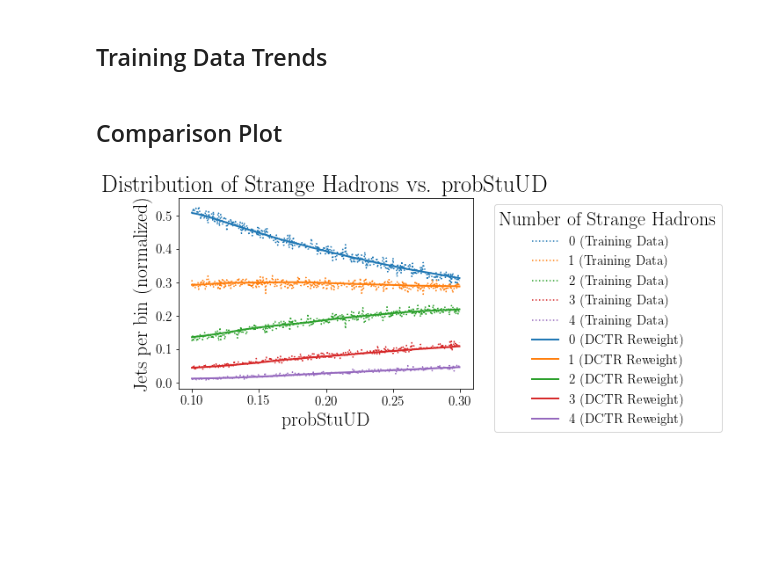
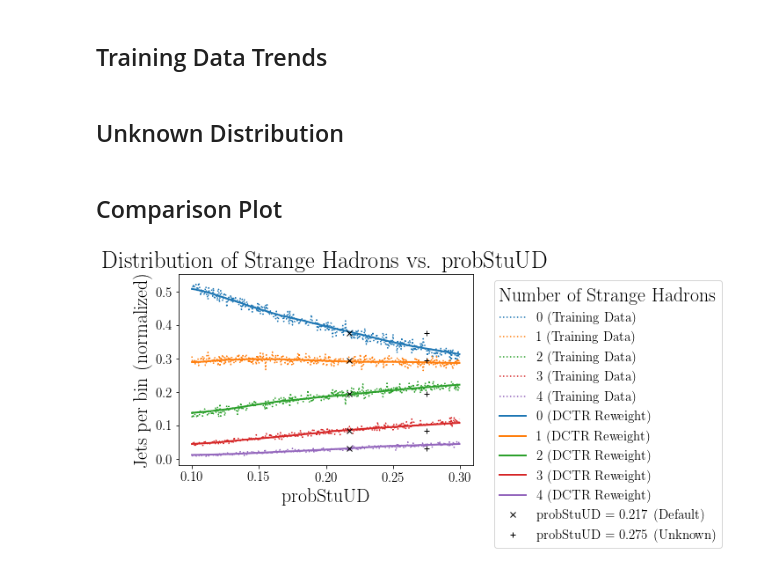
Before and after one commit to hep-lbdl/SRGN, a Jupyter notebook: HEP-notebooks/AltFit_StuUD/probStuUD_vs_Strangeness.ipynb, the cells around one changed output. Drawn from its saved outputs; the diff is of its cells as text; code cells hidden in the pictures; blank space fills up the shorter version.

Commit message:
added markers for unknown and defualt distributions

```diff
--- a/HEP-notebooks/AltFit_StuUD/probStuUD_vs_Strangeness.ipynb
+++ b/HEP-notebooks/AltFit_StuUD/probStuUD_vs_Strangeness.ipynb
@@ -170,2 +177,19 @@ def reweight(d): #from NN (DCTR)
+# %%
+bins = np.arange(0, 15)
+
+X_0_jet = default_dataset['jet']
+X_0 = []
+for event in X_0_jet:
+    PIDs = event[:, 3]
+    number_strange_hadrons = 0
+    for PID in PIDs:
+        number_strange_hadrons += PID in strange_PIDs
+    X_0.append([number_strange_hadrons])
+X_0 = np.array(X_0)
+
+# The default distribution; StuUD = 0.217
+X_0_hist = np.histogram(X_0, bins = bins, density = True)
+# Interesting behavior for 0-4 strange hadrons
+strangeness_default = X_0_hist[0][:5]
 # %% [markdown]
 ## DCTR Learned Trends
@@ -223,6 +233,23 @@ for val in StuUD_vals:
         data += [number_strange_hadrons]
     hist = np.histogram(data, bins=bins, density=True)  # see the distribution
     strangeness = np.append(strangeness, np.array([hist[0]]), axis=0)
+# %% [markdown]
+## Unknown Distribution
+# %%
+X_1_jet = default_dataset['jet']
+X_1 = []
+for event in X_1_jet:
+    PIDs = event[:, 3]
+    number_strange_hadrons = 0
+    for PID in PIDs:
+        number_strange_hadrons += PID in strange_PIDs
+    X_1.append([number_strange_hadrons])
+X_1 = np.array(X_1)
+
+# The unknown distribution; StuUD = 0.275
+X_1_hist = np.histogram(X_1, bins = bins, density = True)
+# Interesting behavior for 0-4 strange hadrons
+strangeness_unknown = X_1_hist[0][:5]
 # %% [markdown]
 ## Comparison Plot
 # %%
@@ -261,31 +288,37 @@ plt.plot(StuUD_vals,
          color='C0')
 plt.plot(StuUD_vals,
          strangeness_reweighted[:, 1],
          label='1 (DCTR Reweight)',
          linewidth=2.,
          color='C1')
 plt.plot(StuUD_vals,
          strangeness_reweighted[:, 2],
          label='2 (DCTR Reweight)',
          linewidth=2.,
          color='C2')
 plt.plot(StuUD_vals,
          strangeness_reweighted[:, 3],
          label='3 (DCTR Reweight)',
          linewidth=2.,
          color='C3')
 plt.plot(StuUD_vals,
          strangeness_reweighted[:, 4],
          label='4 (DCTR Reweight)',
          linewidth=2.,
          color='C4')
 
+plt.plot(np.ones_like(strangeness_default) * 0.217,
+         strangeness_default, 'x', color = 'black', label = 'probStuUD = 0.217 (Default)')
+
+plt.plot(np.ones_like(strangeness_unknown) * 0.275,
+         strangeness_unknown, '+', color = 'black', label = 'probStuUD = 0.275 (Unknown)')
+
 plt.xlabel('probStuUD')
 plt.ylabel('Jets per bin (normalized)')
 
 plt.legend(title='Number of Strange Hadrons', bbox_to_anchor=(1.05, 1.0))
 plt.savefig('Reweighted Distribution of Strange Hadrons vs. probStuUD.png',
             bbox_inches='tight')
 plt.show()
 # %% [output]
-[figure, old version]
+[figure, new version]
```
Also changed, not shown: parts of 8 cells of this notebook.
